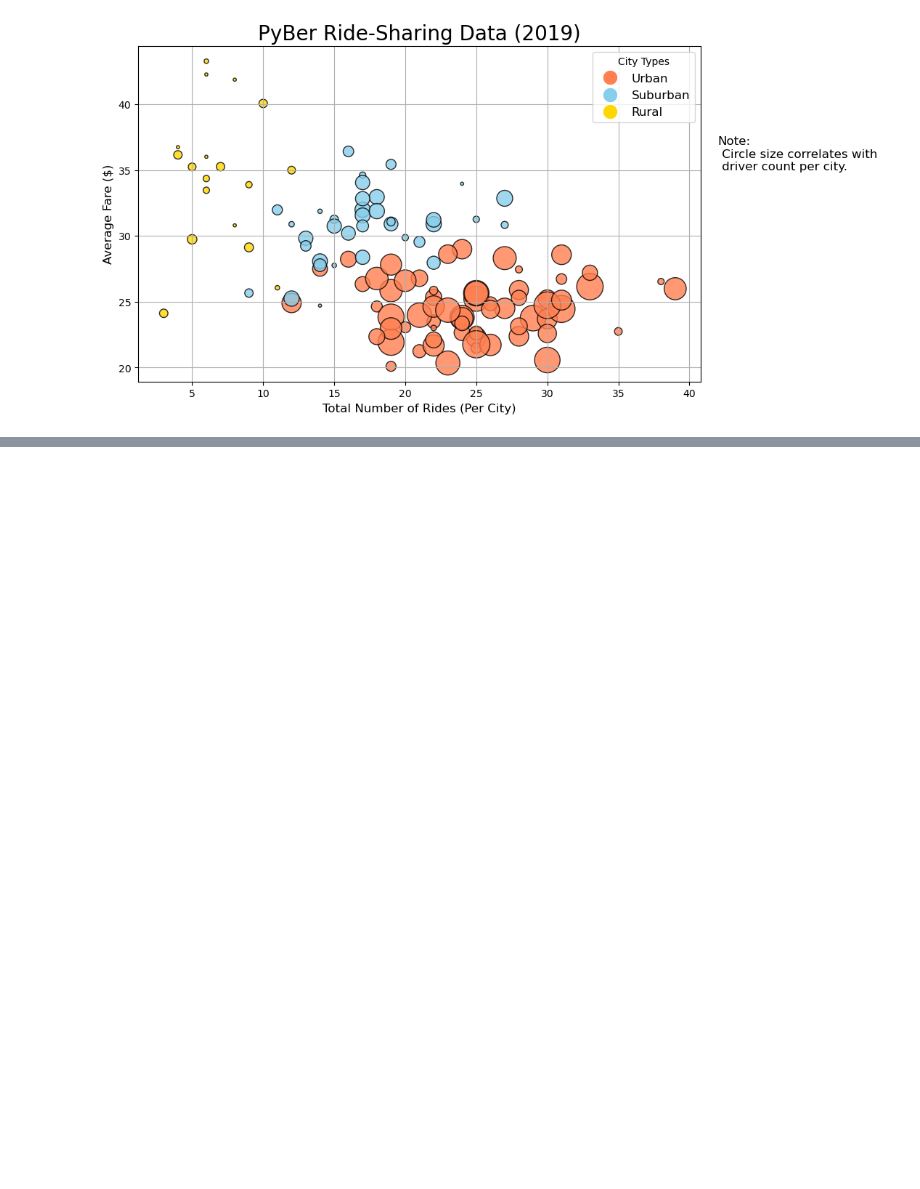
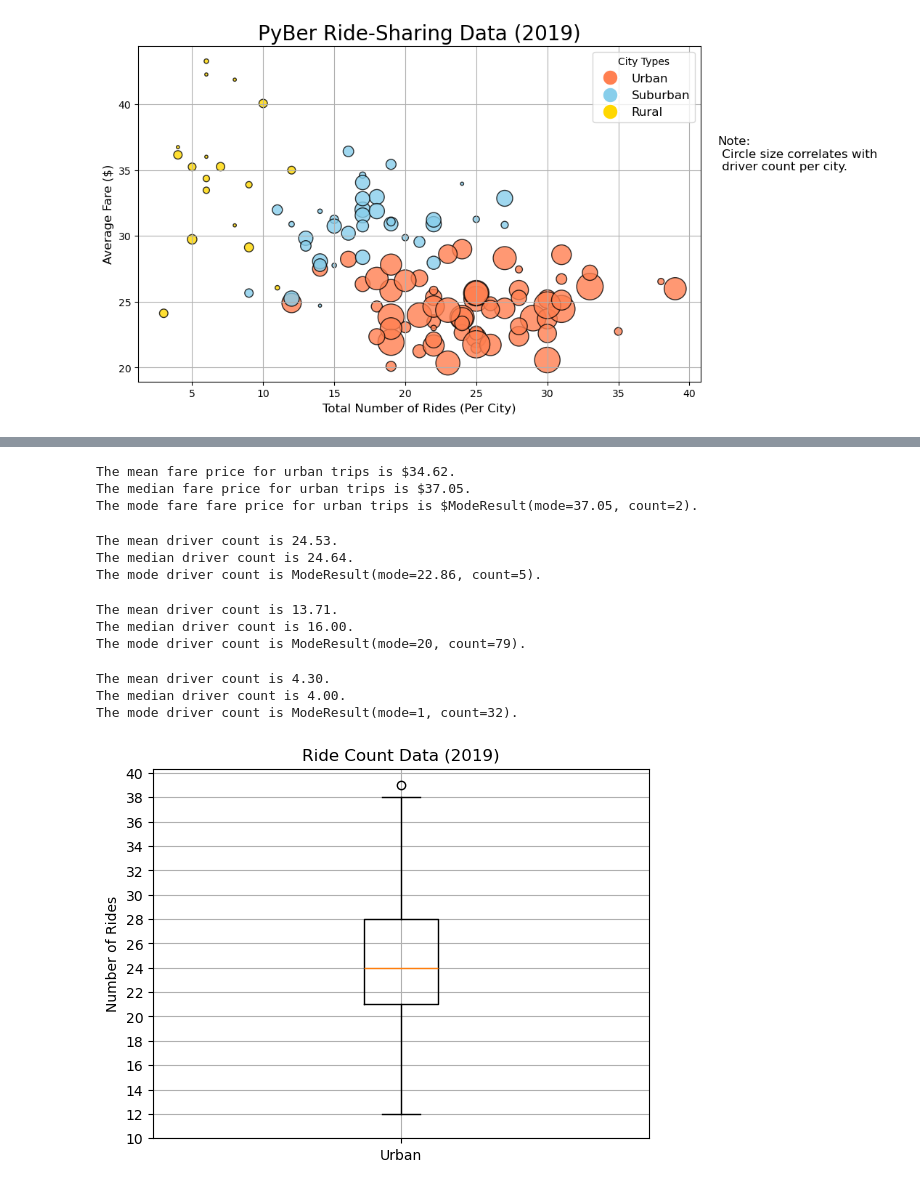
Before and after one commit to jdaccache96/PyBer_Analysis, a Jupyter notebook: PyBer.ipynb, the cells around one changed output, grey strips where cells are left out. Saved outputs shown, nothing was run; the diff lists cells and outputs as text; code cells hidden in the pictures; blank space fills up the shorter version.

Commit message:
Box and Whisker Plots

```diff
--- a/PyBer.ipynb
+++ b/PyBer.ipynb
@@ -175,0 +270,13 @@ plt.show()
+# %%
+mean_rural_fares = np.mean(rural_fares)
+print(f'The mean fare price for urban trips is ${mean_rural_fares:.2f}.')
+
+median_rural_fares = np.median(rural_fares)
+print(f'The median fare price for urban trips is ${median_rural_fares:.2f}.')
+
+mode_rural_fares = sts.mode(rural_fares)
+print(f'The mode fare fare price for urban trips is ${mode_rural_fares}.')
+# %% [output]
+The mean fare price for urban trips is $34.62.
+The median fare price for urban trips is $37.05.
+The mode fare fare price for urban trips is $ModeResult(mode=37.05, count=2).
@@ -175,0 +287,53 @@ plt.show()
+# %%
+mean_urban_drivers = np.mean(urban_drivers)
+print(f'The mean driver count is {mean_urban_fares:.2f}.')
+
+median_urban_fares = np.median(urban_fares)
+print(f'The median driver count is {median_urban_fares:.2f}.')
+
+mode_urban_fares = sts.mode(urban_fares)
+print(f'The mode driver count is {mode_urban_fares}.')
+# %% [output]
+The mean driver count is 24.53.
+The median driver count is 24.64.
+The mode driver count is ModeResult(mode=22.86, count=5).
+# %%
+mean_suburban_drivers = np.mean(suburban_drivers)
+print(f'The mean driver count is {mean_suburban_drivers:.2f}.')
+
+median_suburban_drivers = np.median(suburban_drivers)
+print(f'The median driver count is {median_suburban_drivers:.2f}.')
+
+mode_suburban_drivers = sts.mode(suburban_drivers)
+print(f'The mode driver count is {mode_suburban_drivers}.')
+# %% [output]
+The mean driver count is 13.71.
+The median driver count is 16.00.
+The mode driver count is ModeResult(mode=20, count=79).
+# %%
+mean_rural_drivers= np.mean(rural_drivers)
+print(f'The mean driver count is {mean_rural_drivers:.2f}.')
+
+median_rural_drivers= np.median(rural_drivers)
+print(f'The median driver count is {median_rural_drivers:.2f}.')
+
+mode_rural_drivers= sts.mode(rural_drivers)
+print(f'The mode driver count is {mode_rural_drivers}.')
+# %% [output]
+The mean driver count is 4.30.
+The median driver count is 4.00.
+The mode driver count is ModeResult(mode=1, count=32).
+# %%
+#Create a box-and-whisker plot for the urban cities ride count
+x_labels = ["Urban"]
+fig, ax = plt.subplots()
+ax.boxplot(urban_ride_count, labels=x_labels)
+
+#Add the title, y_axis label and grid
+ax.set_title('Ride Count Data (2019)')
+ax.set_ylabel('Number of Rides')
+ax.set_yticks(np.arange(10,41, step=2.0))
+ax.grid()
+plt.show()
+# %% [output]
+[figure, added]
```
Also changed, not shown: parts of 16 cells of this notebook, 3 other files.
